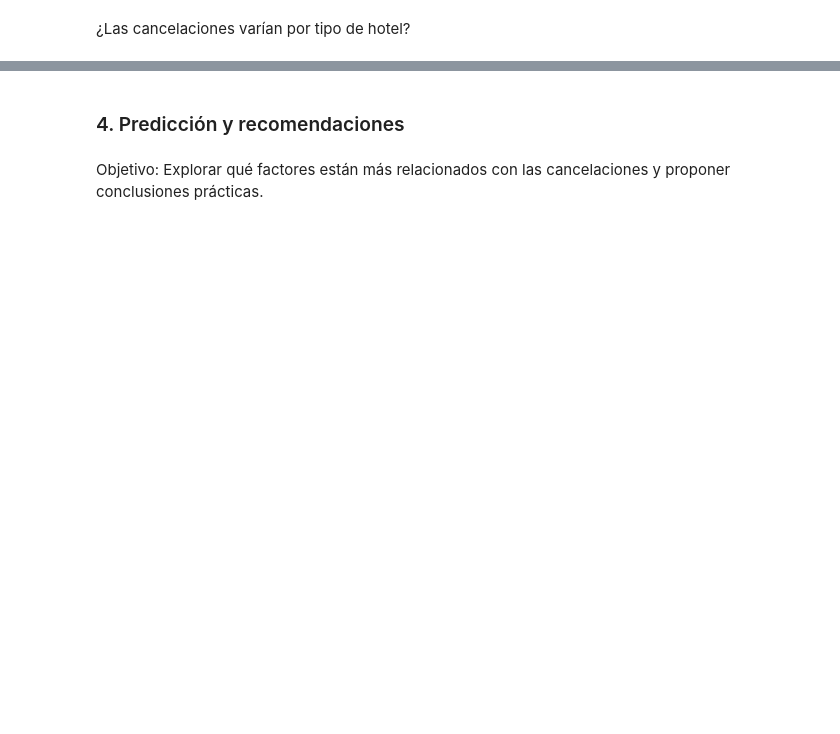
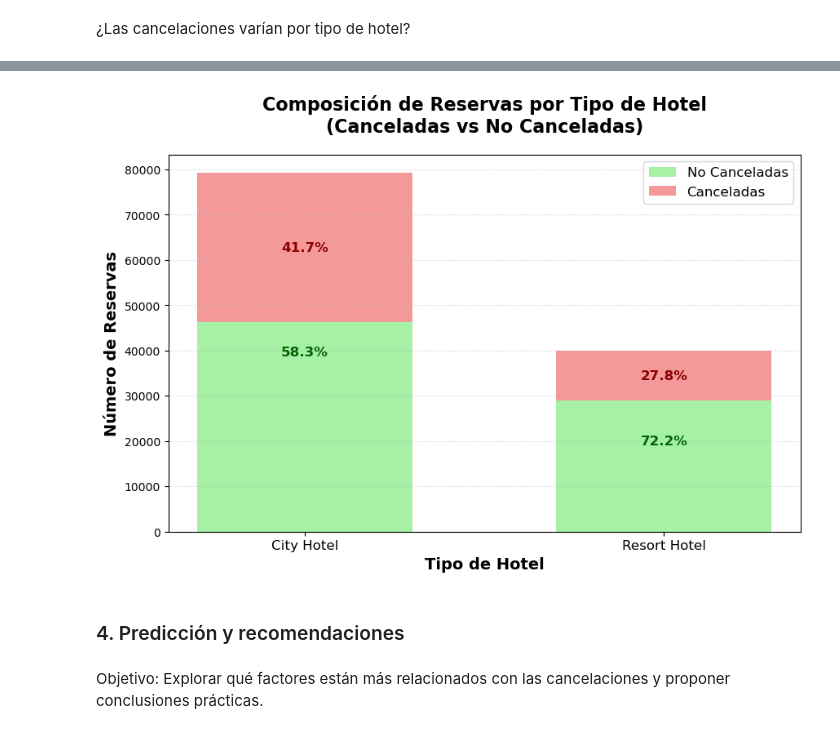
Before and after one commit to Patrirs05/analisis_hotel_booking, a Jupyter notebook: analisis_hotel.ipynb, the cells around one changed output, grey strips where cells are left out. Saved outputs shown, nothing was run; the diff lists cells and outputs as text; code cells hidden in the pictures; blank space fills up the shorter version.

```diff
--- a/analisis_hotel.ipynb
+++ b/analisis_hotel.ipynb
@@ -459,3 +360,53 @@ Diferencia: 13.97 puntos porcentuales
+# %%
+# Gráfico de composición - Reservas canceladas vs no canceladas por tipo de hotel
+
+plt.figure(figsize=(10, 6))
+
+# Preparar datos
+tasa_por_tipo = df.groupby('hotel').agg({
+    'is_canceled': ['count', 'sum', 'mean']
+}).round(4)
+
+# Simplificar nombres de columnas
+tasa_por_tipo.columns = ['Total_Reservas', 'Total_Cancelaciones', 'Tasa_Cancelacion']
+tasa_por_tipo['Tasa_Cancelacion_Pct'] = (tasa_por_tipo['Tasa_Cancelacion'] * 100).round(2)
+hotels = tasa_por_tipo.index.tolist()
+rates = tasa_por_tipo['Tasa_Cancelacion_Pct'].tolist()
+no_canceladas = tasa_por_tipo['Total_Reservas'] - tasa_por_tipo['Total_Cancelaciones']
+canceladas = tasa_por_tipo['Total_Cancelaciones']
+
+width = 0.6
+x_pos = np.arange(len(hotels))
+
+# Crear gráfico de área apilada
+plt.bar(x_pos, no_canceladas, width, label='No Canceladas', color='lightgreen', alpha=0.8)
+plt.bar(x_pos, canceladas, width, bottom=no_canceladas, label='Canceladas', color='lightcoral', alpha=0.8)
+
+# Añadir porcentajes en las áreas
+for i, (hotel, rate) in enumerate(zip(hotels, rates)):
+    total_height = tasa_por_tipo.loc[hotel, 'Total_Reservas']
+    # Porcentaje de no canceladas
+    plt.text(i, total_height/2, f'{100-rate:.1f}%', ha='center', va='center',
+             fontweight='bold', color='darkgreen', fontsize=12)
+    # Porcentaje de canceladas
+    plt.text(i, no_canceladas.iloc[i] + canceladas.iloc[i]/2, f'{rate:.1f}%',
+             ha='center', va='center', fontweight='bold', color='darkred', fontsize=12)
+
+# Configurar el gráfico
+plt.title('Composición de Reservas por Tipo de Hotel\n(Canceladas vs No Canceladas)',
+          fontsize=16, fontweight='bold', pad=20)
+plt.xlabel('Tipo de Hotel', fontsize=14, fontweight='bold')
+plt.ylabel('Número de Reservas', fontsize=14, fontweight='bold')
+plt.xticks(x_pos, hotels, fontsize=12)
+plt.legend(fontsize=12, loc='upper right')
+
+# Añadir rejilla suave
+plt.grid(axis='y', alpha=0.3, linestyle='--')
+
+# Ajustar layout
+plt.show()
+# %% [output]
+[figure, added]
 # %% [markdown]
 ### 4. Predicción y recomendaciones
 # %% [markdown]
```
Also changed, not shown: parts of 16 cells of this notebook.
